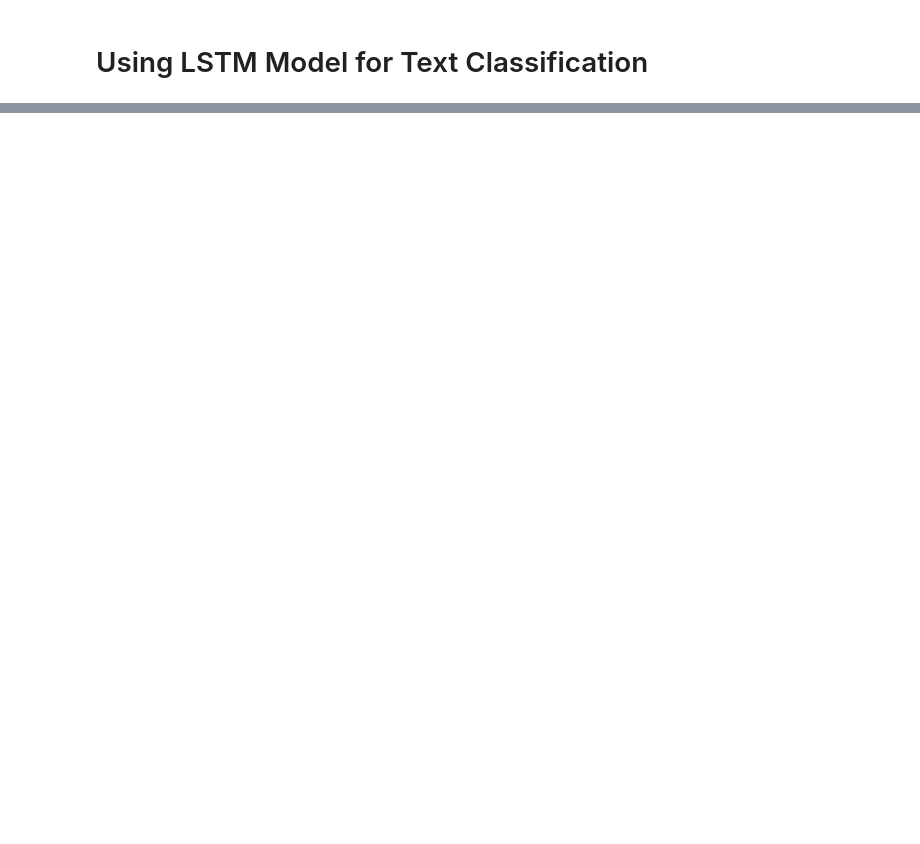
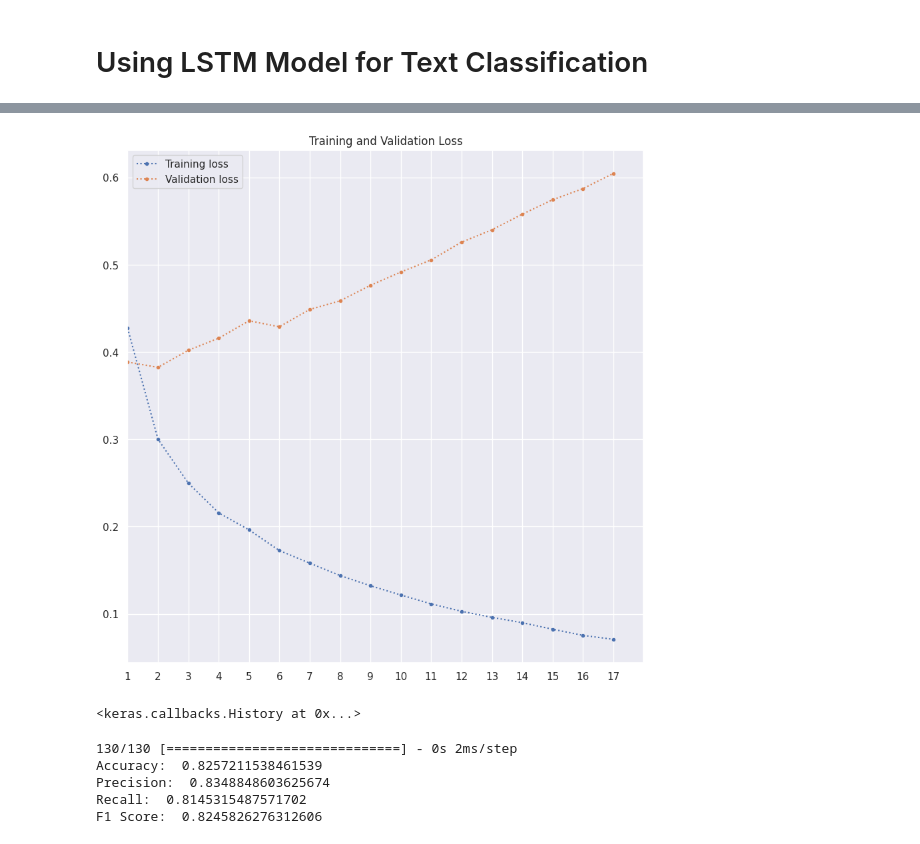
Before and after one commit to Francisroyce/Data-Science-ProjectPortfolio, a Jupyter notebook: fake_news_detection_tensorflow.ipynb, the cells around one changed output, grey strips where cells are left out. Cells and saved outputs as stored; diff of their text form; code cells hidden in the pictures; blank space fills up the shorter version.

```diff
--- a/fake_news_detection_tensorflow.ipynb
+++ b/fake_news_detection_tensorflow.ipynb
@@ -612,0 +682,21 @@ F1 Score:  0.8894360994828859
+# %%
+%%time
+# The '%%time' magic command is likely being used in a Jupyter Notebook or IPython environment to measure the execution time of the code block.
+
+# create a weight matrix for words in training docs
+
+# This line calculates the vocabulary size for the words in the training data using the 'tokenizer.word_index' dictionary.
+vocab_size = len(tokenizer.word_index) + 1
+
+# This line initializes an embedding matrix with zeros. The matrix will have dimensions (vocab_size, 300), where each row corresponds to a word in the vocabulary,
+# and each column represents a dimension in the embedding space (here, 300 dimensions).
+embedding_matrix = np.zeros((vocab_size, 300))
+
+# This loop iterates over each word in the 'tokenizer.word_index' dictionary along with its corresponding index 'i'.
+for word, i in tokenizer.word_index.items():
+    # This line attempts to retrieve the pre-trained embedding vector for the current word from the 'embeddings_index' dictionary.
+    embedding_vector = embeddings_index.get(word)
+
+    # If a valid embedding vector is found for the current word (i.e., it's not 'None'), the corresponding row in the 'embedding_matrix' is updated with the embedding vector.
+    if embedding_vector is not None:
+        embedding_matrix[i] = embedding_vector
@@ -612,0 +765,28 @@ F1 Score:  0.8894360994828859
+# %%
+metric_to_plot = "loss"
+plt.plot(range(1, max(history.epoch) + 2), history.history[metric_to_plot], ".:", label="Training loss")
+plt.plot(range(1, max(history.epoch) + 2), history.history["val_" + metric_to_plot], ".:", label="Validation loss")
+plt.title('Training and Validation Loss')
+plt.xlim([1,max(history.epoch) + 2])
+plt.xticks(range(1, max(history.epoch) + 2))
+plt.legend()
+plt.show()
+# %% [output]
+[figure, added]
+# %%
+model.history
+# %% [output]
+<keras.callbacks.History at 0x...>
+# %%
+model = keras.models.load_model(best_model_file_name)
+y_pred = (model.predict(x_test) > 0.5).astype("int32")
+print('Accuracy: ', accuracy_score(y_test, y_pred))
+print('Precision: ', precision_score(y_test, y_pred))
+print('Recall: ', recall_score(y_test, y_pred))
+print('F1 Score: ', f1_score(y_test, y_pred))
+# %% [output]
+130/130 [==============================] - 0s 2ms/step
+Accuracy:  0.8257211538461539
+Precision:  0.8348848603625674
+Recall:  0.8145315487571702
+F1 Score:  0.8245826276312606
```
Also changed, not shown: parts of 27 cells of this notebook.
